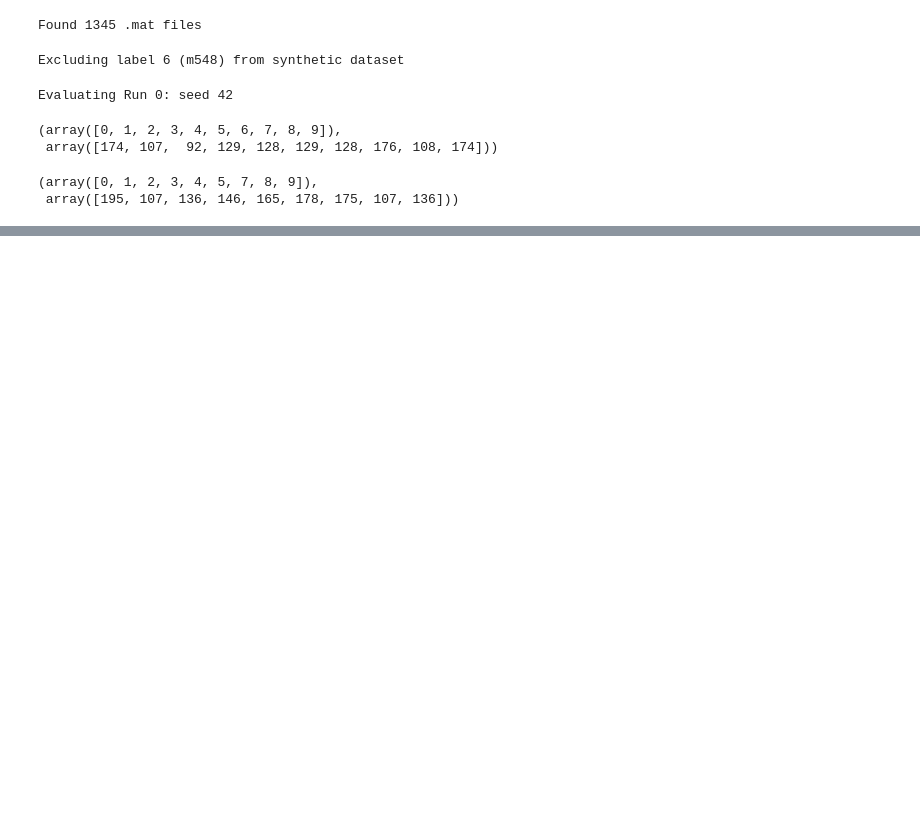
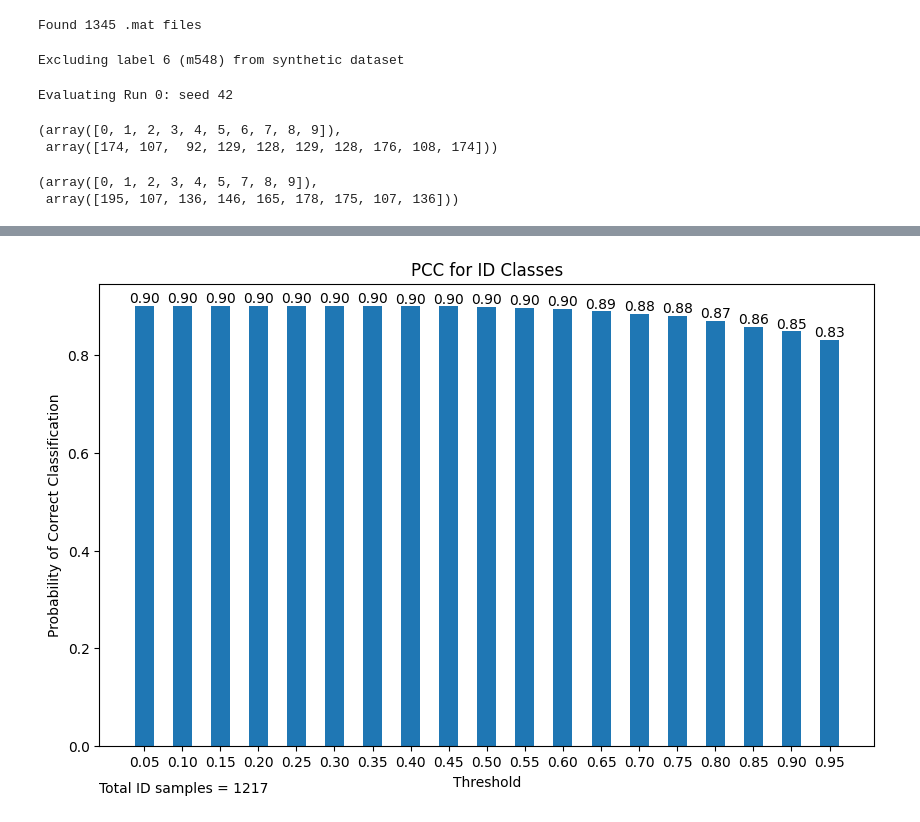
Before and after one commit to alvin-ng44/SAR_ML, a Jupyter notebook: notebooks/SSR/OOD/OOD_m548.ipynb, the cells around one changed output, grey strips where cells are left out. Drawn from its saved outputs; the diff is of its cells as text; code cells hidden in the pictures; blank space fills up the shorter version.

```diff
--- a/notebooks/SSR/OOD/OOD_m548.ipynb
+++ b/notebooks/SSR/OOD/OOD_m548.ipynb
@@ -175,0 +235,29 @@ for j in list(inv_label_map.values()):
+# %%
+threshold = np.arange(0.05, 1.0, 0.05)
+count_above_threshold = []
+for t in threshold:
+    correct_mask = ((labels == preds_og))
+    correct_conf = confidences[correct_mask]
+    count_above_threshold.append(np.sum(correct_conf >= t))
+count_above_threshold = np.array(count_above_threshold)
+
+ID_sum = (labels != excluded_label).sum()
+
+fig = plt.figure(figsize=(10, 6))
+ax = fig.add_subplot(111)
+ax.bar(threshold, count_above_threshold/ID_sum, width=0.025, align='center')
+
+pltlocs, pltticks = plt.xticks()
+ax.set_xticks(threshold, [f"{t:.2f}" for t in threshold])
+
+for i, count in enumerate(count_above_threshold/ID_sum):
+    ax.text(threshold[i], count, f"{count:.2f}", ha='center', va='bottom')
+
+ax.text(0, -0.1, f"Total ID samples = {ID_sum}", transform=ax.transAxes)
+
+ax.set_xlabel('Threshold')
+ax.set_ylabel('Probability of Correct Classification')
+ax.set_title(f'PCC for ID Classes')
+plt.show()
+# %% [output]
+[figure, added]
```
Also changed, not shown: parts of 22 cells of this notebook, 10 other files.
